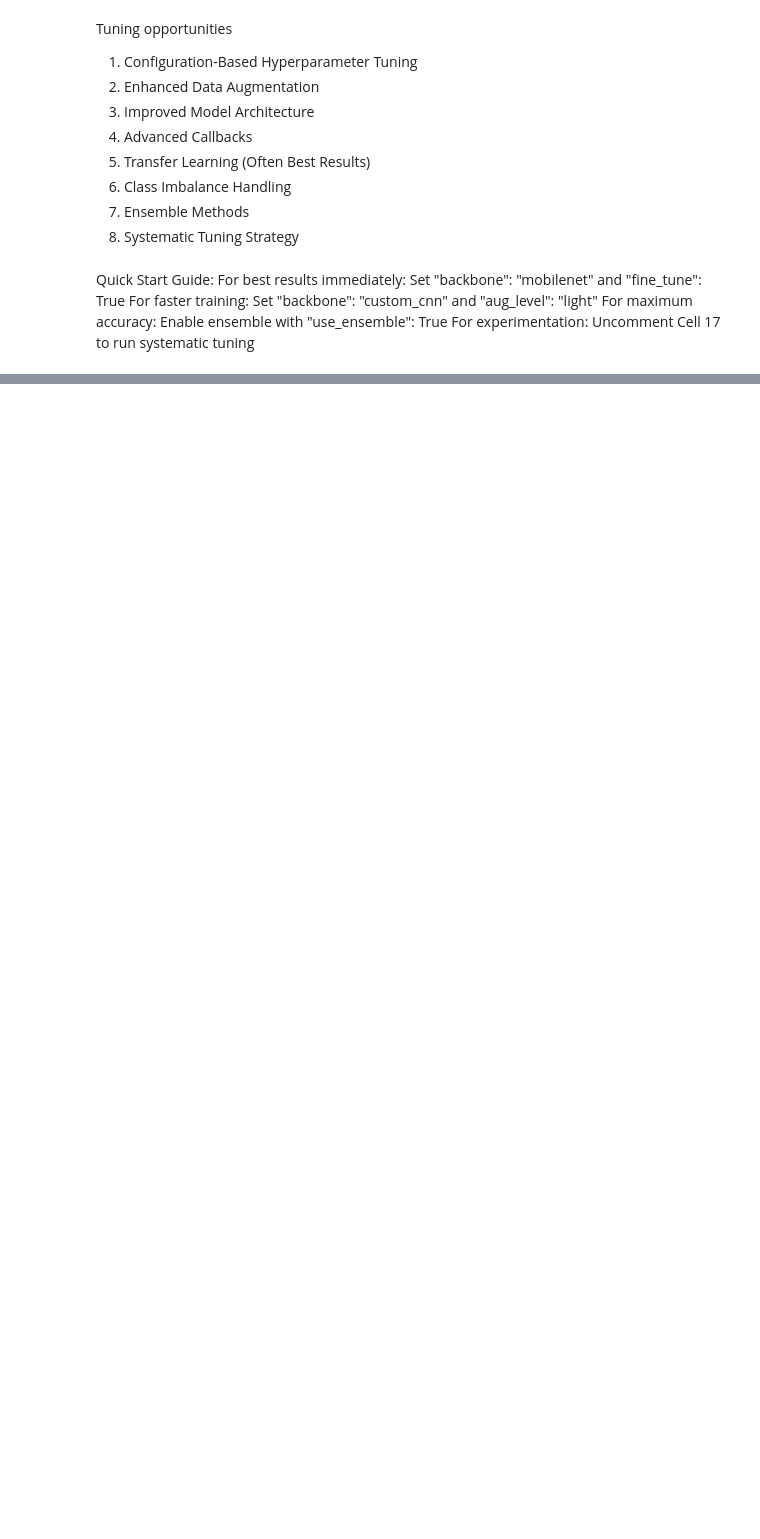
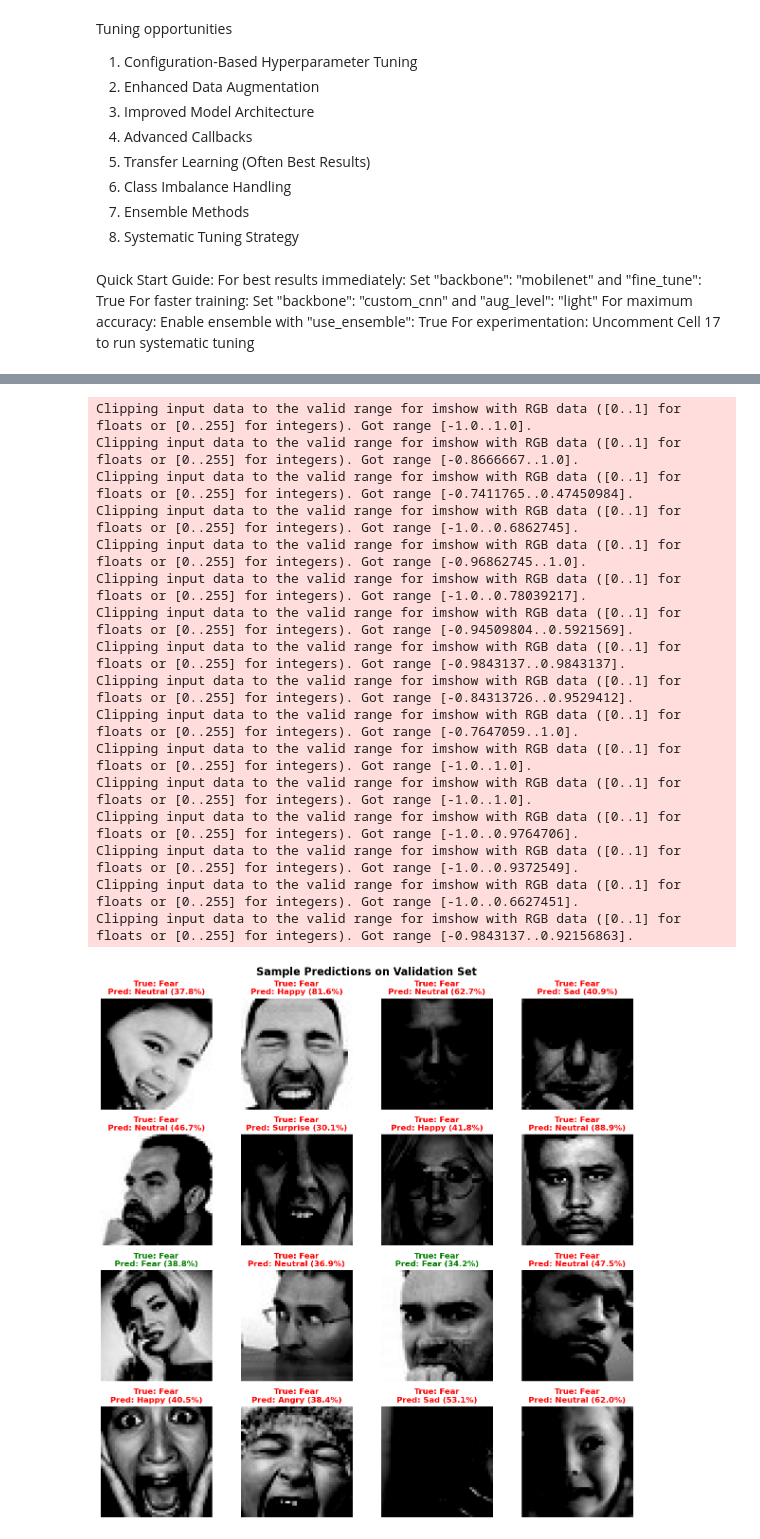
Before and after one commit to frankletsbe/IAT_Deeplearning, a Jupyter notebook: Project/tuned-model.ipynb, the cells around one changed output, grey strips where cells are left out. Drawn from its saved outputs; the diff is of its cells as text; code cells hidden in the pictures; blank space fills up the shorter version.

```diff
--- a/Project/tuned-model.ipynb
+++ b/Project/tuned-model.ipynb
@@ -881,36 +947,54 @@ random_batch_idx = random.randint(0, len(validation_set) - 1)
 sample_images, sample_labels = validation_set[random_batch_idx]
 
 # Predict
-sample_preds = my_model.predict(sample_images, verbose=0)
+sample_preds = model.predict(sample_images, verbose=0)
 sample_pred_classes = np.argmax(sample_preds, axis=1)
 sample_true_classes = np.argmax(sample_labels, axis=1)
 
 # Randomly select 16 indices from the batch
 num_samples = min(16, len(sample_images))
 random_indices = random.sample(range(len(sample_images)), num_samples)
 
 # Visualize predictions
 fig, axes = plt.subplots(4, 4, figsize=(12, 12))
 axes = axes.ravel()
 
 for i, idx in enumerate(random_indices):
     axes[i].imshow(sample_images[idx].squeeze(), cmap='gray')
 
     true_label = class_labels[sample_true_classes[idx]]
     pred_label = class_labels[sample_pred_classes[idx]]
     confidence = sample_preds[idx][sample_pred_classes[idx]] * 100
 
     # Color: green if correct, red if wrong
     color = 'green' if sample_true_classes[idx] == sample_pred_classes[idx] else 'red'
 
     axes[i].set_title(f'True: {true_label}\nPred: {pred_label} ({confidence:.1f}%)',
                      color=color, fontweight='bold')
     axes[i].axis('off')
 
 plt.suptitle('Sample Predictions on Validation Set', fontsize=16, fontweight='bold')
 plt.tight_layout()
 plt.savefig('sample_predictions.png', dpi=300, bbox_inches='tight')
 plt.show()
+# %% [output]
+Clipping input data to the valid range for imshow with RGB data ([0..1] for floats or [0..255] for integers). Got range [-1.0..1.0].
+Clipping input data to the valid range for imshow with RGB data ([0..1] for floats or [0..255] for integers). Got range [-0.8666667..1.0].
+Clipping input data to the valid range for imshow with RGB data ([0..1] for floats or [0..255] for integers). Got range [-0.7411765..0.47450984].
+Clipping input data to the valid range for imshow with RGB data ([0..1] for floats or [0..255] for integers). Got range [-1.0..0.6862745].
+Clipping input data to the valid range for imshow with RGB data ([0..1] for floats or [0..255] for integers). Got range [-0.96862745..1.0].
+Clipping input data to the valid range for imshow with RGB data ([0..1] for floats or [0..255] for integers). Got range [-1.0..0.78039217].
+Clipping input data to the valid range for imshow with RGB data ([0..1] for floats or [0..255] for integers). Got range [-0.94509804..0.5921569].
+Clipping input data to the valid range for imshow with RGB data ([0..1] for floats or [0..255] for integers). Got range [-0.9843137..0.9843137].
+Clipping input data to the valid range for imshow with RGB data ([0..1] for floats or [0..255] for integers). Got range [-0.84313726..0.9529412].
+Clipping input data to the valid range for imshow with RGB data ([0..1] for floats or [0..255] for integers). Got range [-0.7647059..1.0].
+Clipping input data to the valid range for imshow with RGB data ([0..1] for floats or [0..255] for integers). Got range [-1.0..1.0].
+Clipping input data to the valid range for imshow with RGB data ([0..1] for floats or [0..255] for integers). Got range [-1.0..1.0].
+Clipping input data to the valid range for imshow with RGB data ([0..1] for floats or [0..255] for integers). Got range [-1.0..0.9764706].
+Clipping input data to the valid range for imshow with RGB data ([0..1] for floats or [0..255] for integers). Got range [-1.0..0.9372549].
+Clipping input data to the valid range for imshow with RGB data ([0..1] for floats or [0..255] for integers). Got range [-1.0..0.6627451].
+Clipping input data to the valid range for imshow with RGB data ([0..1] for floats or [0..255] for integers). Got range [-0.9843137..0.92156863].
+[figure, added]
 # %%
 print("Global policy:", mixed_precision.global_policy())
 print("Model dtype policy:", model.dtype_policy)   # or model.input_dtype / model.output_dtype
```
Also changed, not shown: parts of 9 cells of this notebook, 5 other files.
